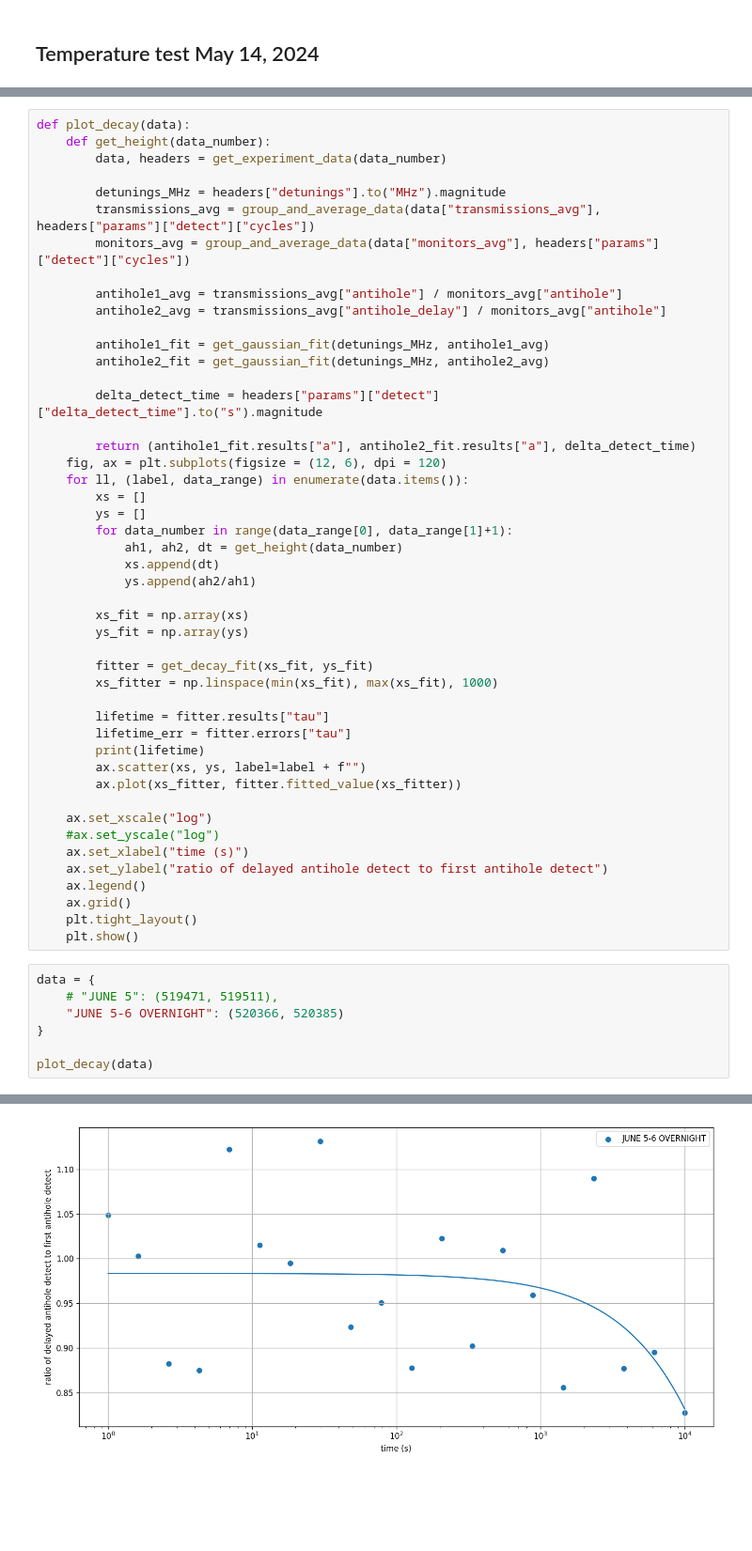
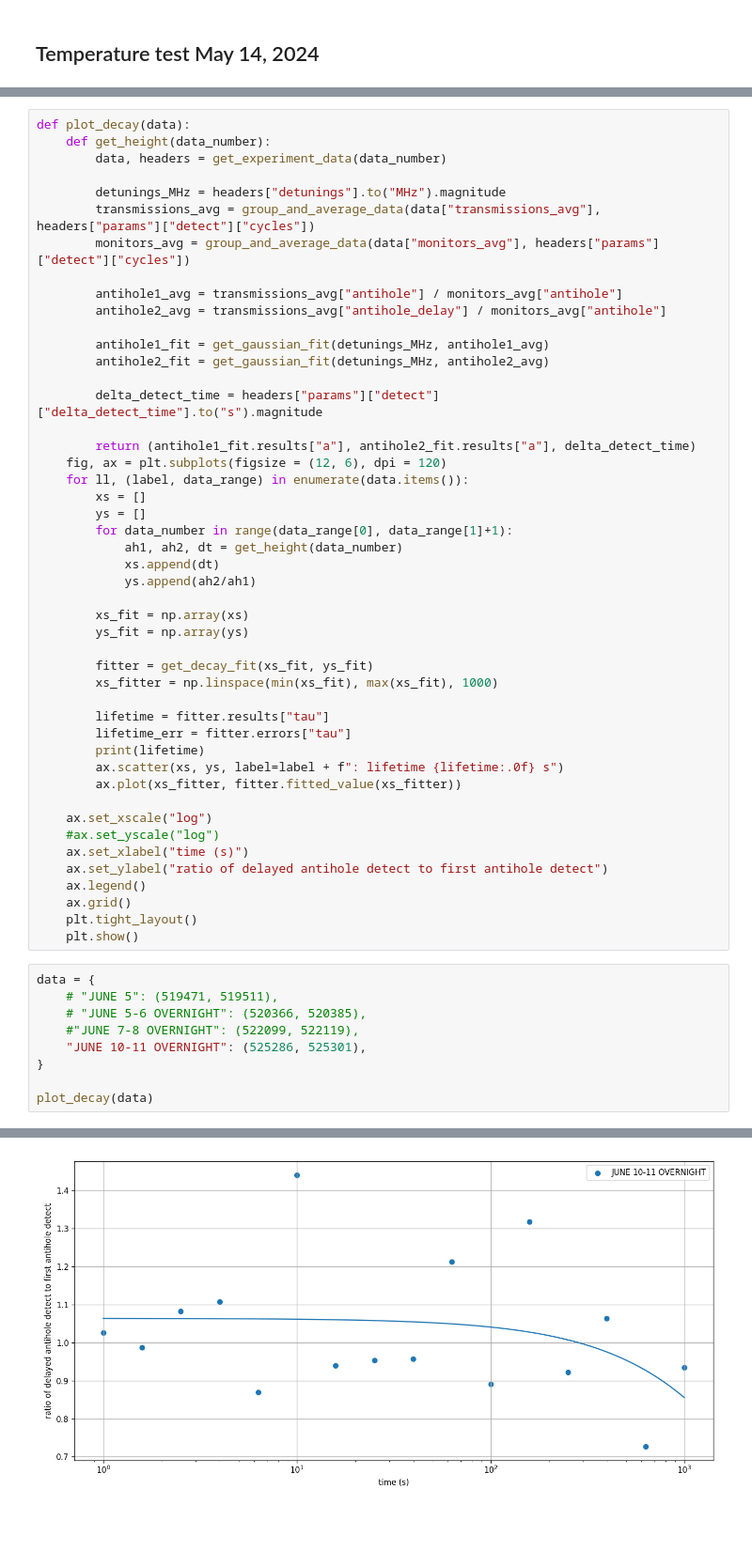
Before and after one commit to vuthalab/onix, a Jupyter notebook: analysis/ah_lifetime.ipynb, the cells around one changed output, grey strips where cells are left out. Shown at 94% size. Drawn from its saved outputs; the diff is of its cells as text.

```diff
--- a/analysis/ah_lifetime.ipynb
+++ b/analysis/ah_lifetime.ipynb
@@ -345,7 +354,7 @@ def plot_decay(data):
         lifetime = fitter.results["tau"]
         lifetime_err = fitter.errors["tau"]
         print(lifetime)
-        ax.scatter(xs, ys, label=label + f"")
+        ax.scatter(xs, ys, label=label + f": lifetime {lifetime:.0f} s")
         ax.plot(xs_fitter, fitter.fitted_value(xs_fitter))
 
     ax.set_xscale("log")
@@ -359,7 +368,9 @@ def plot_decay(data):
 # %%
 data = {
     # "JUNE 5": (519471, 519511),
-    "JUNE 5-6 OVERNIGHT": (520366, 520385)
+    # "JUNE 5-6 OVERNIGHT": (520366, 520385),
+    #"JUNE 7-8 OVERNIGHT": (522099, 522119),
+    "JUNE 10-11 OVERNIGHT": (525286, 525301),
 }
 
 plot_decay(data)
@@ -368,3 +379,3 @@ plot_decay(data)
-[figure, old version]
+[figure, new version]
 # %% [markdown]
 #
```
Also changed, not shown: parts of 5 cells of this notebook, 14 other files.
